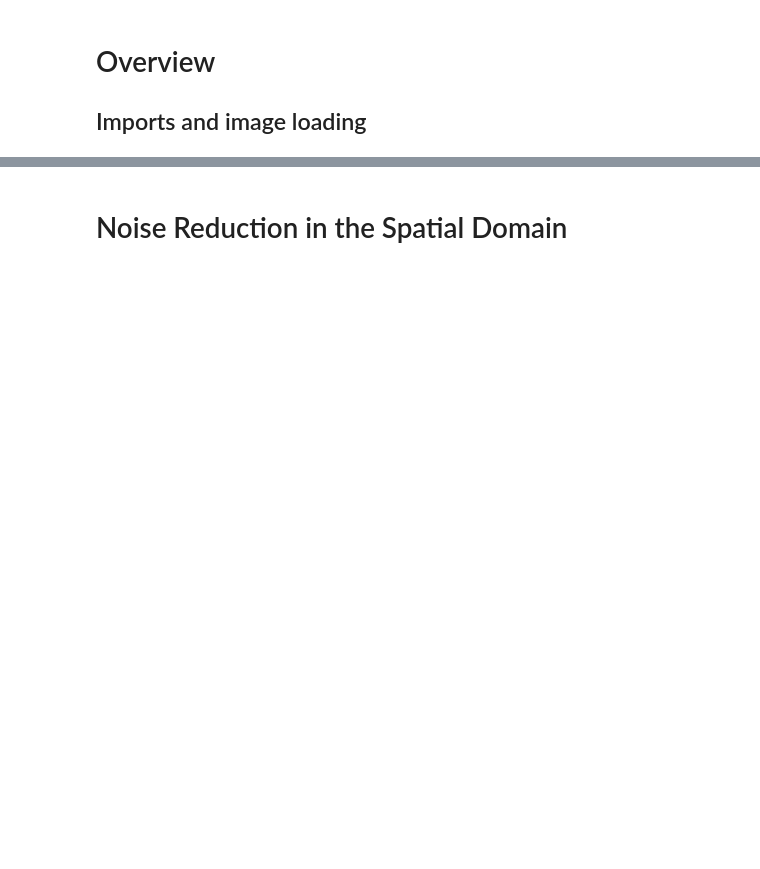
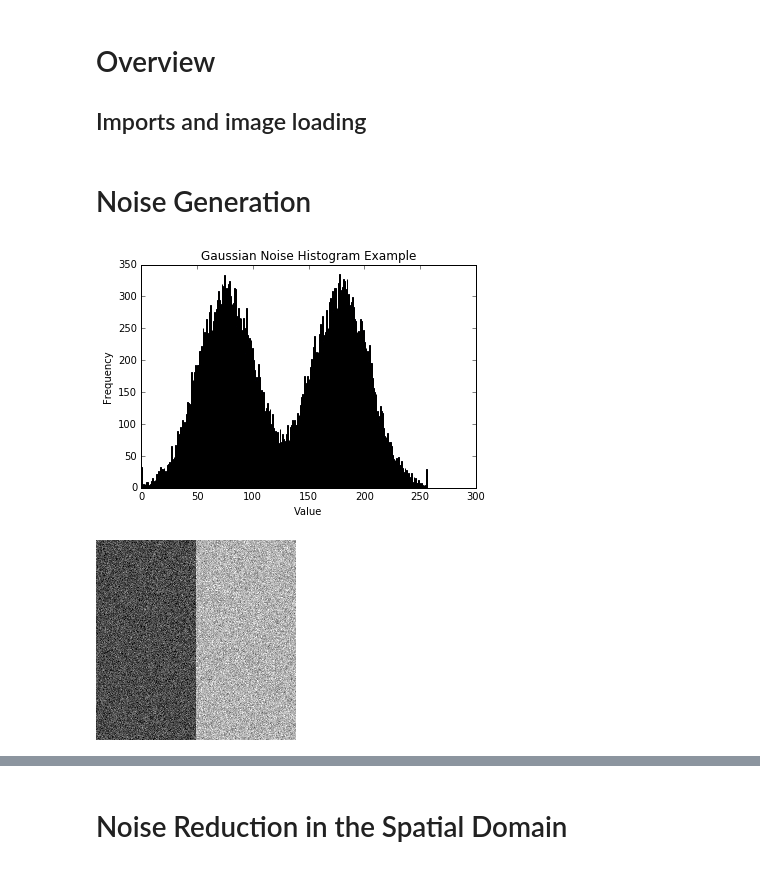
Before and after one commit to Erik-J-D/SYDE575-lab, a Jupyter notebook: LAB_2/Lab 2.ipynb, the cells around one changed output, grey strips where cells are left out. Cells and saved outputs as stored; diff of their text form; code cells hidden in the pictures; blank space fills up the shorter version.

```diff
--- a/LAB_2/Lab 2.ipynb
+++ b/LAB_2/Lab 2.ipynb
@@ -57,3 +57,12 @@ def plot_histogram(im, title):
     plt.xlabel("Value")
     plt.ylabel("Frequency")
     plt.show()
+# %% [markdown]
+# Noise Generation
+# %%
+grayscale_gaus = gaussian_noise(grayscale, 0.01)
+plot_histogram(grayscale_gaus, "Gaussian Noise Histogram Example")
+grayscale_gaus
+# %% [output]
+[figure, added]
+[figure, added]
```
Also changed, not shown: parts of 11 cells of this notebook.
